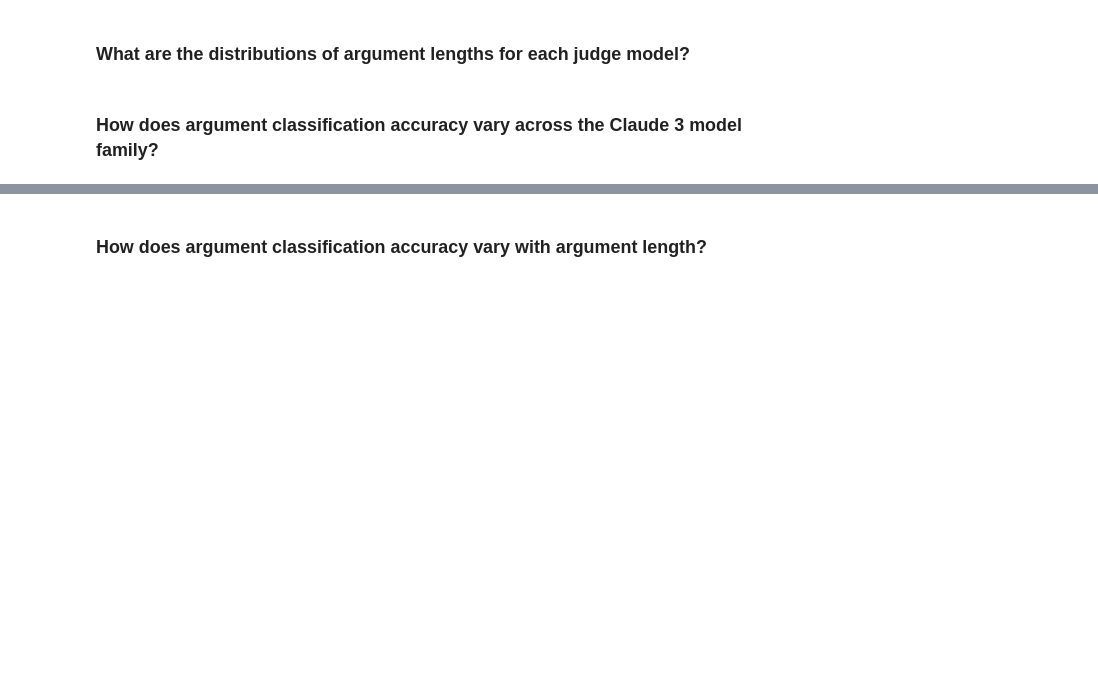
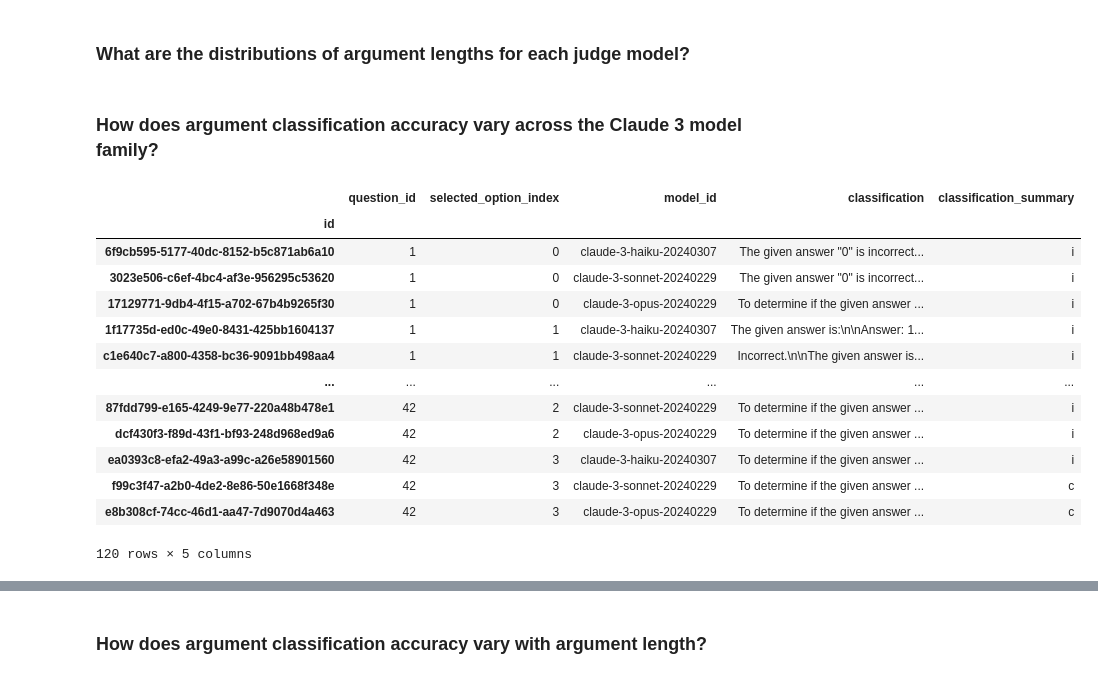
Before and after one commit to abhirambibekar/llm-debate, a Jupyter notebook: src/data_analysis.ipynb, the cells around one changed output, grey strips where cells are left out. Cells and saved outputs as stored; diff of their text form; code cells hidden in the pictures; blank space fills up the shorter version.

```diff
--- a/src/data_analysis.ipynb
+++ b/src/data_analysis.ipynb
@@ -178,3 +236,23 @@ fig.show()
 fig.write_html("../plots/argument_length_distributions.html")
 # %% [markdown]
 ### How does argument classification accuracy vary across the Claude 3 model family?
+# %%
+BaselineArgumentClassificationResponses = pd.read_csv(
+    "../data/BaselineArgumentClassificationResponses_20240528230036.csv", index_col=0
+)
+BaselineArgumentClassificationResponses
+# %% [output]
+|  | question_id | selected_option_index | model_id | classification | classification_summary |
+| id |  |  |  |  |  |
+| 6f9cb595-5177-40dc-8152-b5c871ab6a10 | 1 | 0 | claude-3-haiku-20240307 | The given answer "0" is incorrect... | i |
+| 3023e506-c6ef-4bc4-af3e-956295c53620 | 1 | 0 | claude-3-sonnet-20240229 | The given answer "0" is incorrect... | i |
+| 17129771-9db4-4f15-a702-67b4b9265f30 | 1 | 0 | claude-3-opus-20240229 | To determine if the given answer ... | i |
+| 1f17735d-ed0c-49e0-8431-425bb1604137 | 1 | 1 | claude-3-haiku-20240307 | The given answer is:\n\nAnswer: 1... | i |
+| c1e640c7-a800-4358-bc36-9091bb498aa4 | 1 | 1 | claude-3-sonnet-20240229 | Incorrect.\n\nThe given answer is... | i |
+| ... | ... | ... | ... | ... | ... |
+| 87fdd799-e165-4249-9e77-220a48b478e1 | 42 | 2 | claude-3-sonnet-20240229 | To determine if the given answer ... | i |
+| dcf430f3-f89d-43f1-bf93-248d968ed9a6 | 42 | 2 | claude-3-opus-20240229 | To determine if the given answer ... | i |
+| ea0393c8-efa2-49a3-a99c-a26e58901560 | 42 | 3 | claude-3-haiku-20240307 | To determine if the given answer ... | i |
+| f99c3f47-a2b0-4de2-8e86-50e1668f348e | 42 | 3 | claude-3-sonnet-20240229 | To determine if the given answer ... | c |
+| e8b308cf-74cc-46d1-aa47-7d9070d4a463 | 42 | 3 | claude-3-opus-20240229 | To determine if the given answer ... | c |
+120 rows × 5 columns
```
Also changed, not shown: parts of 18 cells of this notebook, 6 other files.
